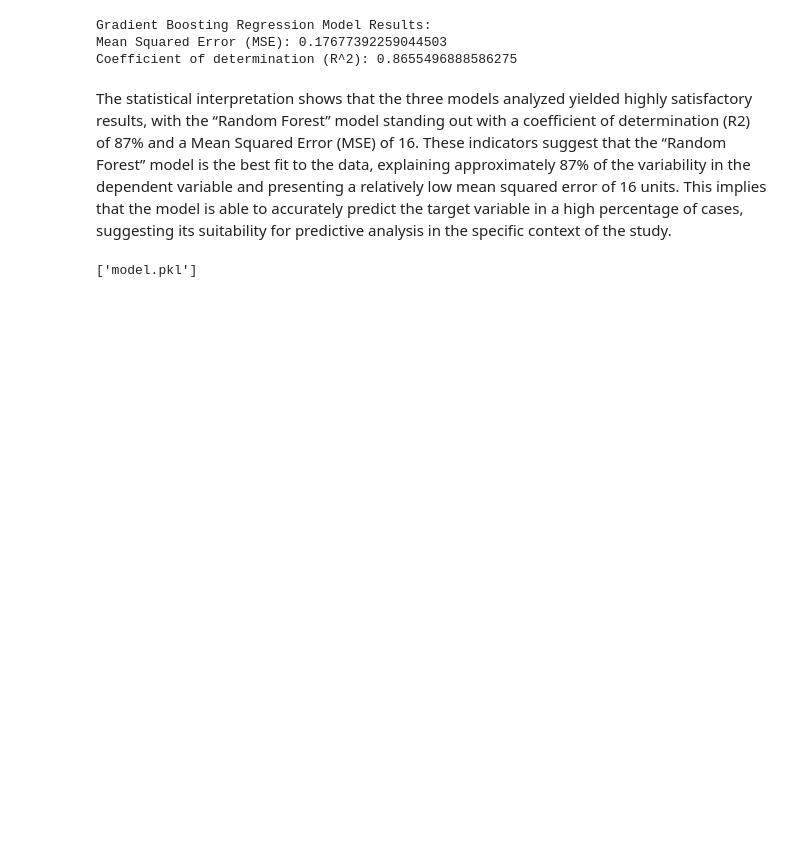
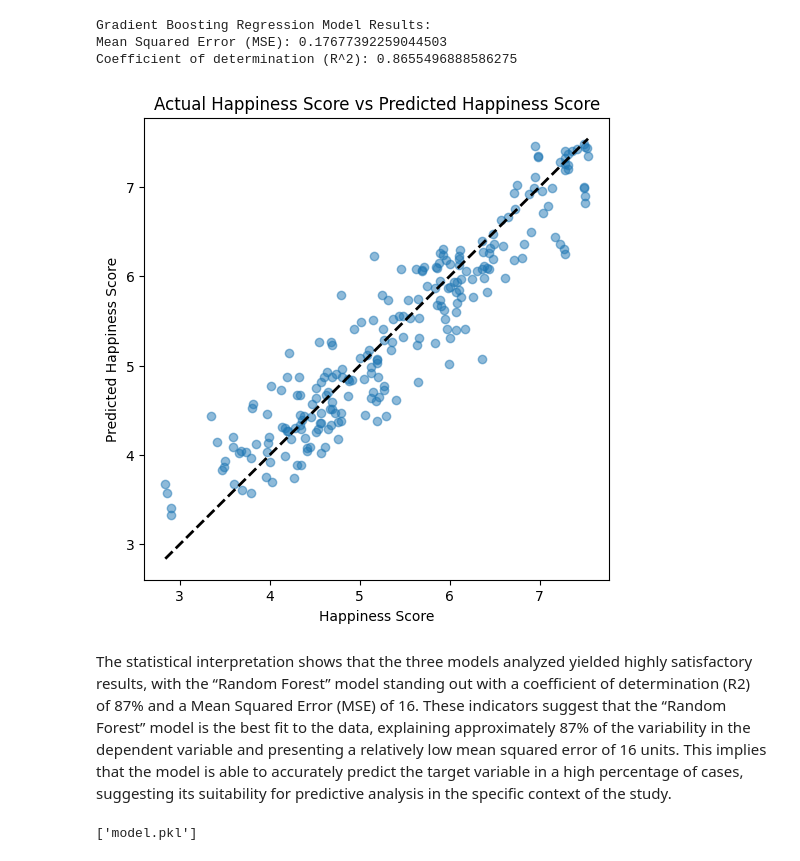
Before and after one commit to mdlangeles/ML_and_Data_Streaming_with_Kafka_WORKSHOP3, a Jupyter notebook: Notebooks/EDA.ipynb, the cells around one changed output. Drawn from its saved outputs; the diff is of its cells as text; code cells hidden in the pictures; blank space fills up the shorter version.

```diff
--- a/Notebooks/EDA.ipynb
+++ b/Notebooks/EDA.ipynb
@@ -1126,6 +1130,17 @@ print("Coefficient of determination (R^2):", r2_gradient_boosting)
 Gradient Boosting Regression Model Results:
 Mean Squared Error (MSE): 0.17677392259044503
 Coefficient of determination (R^2): 0.8655496888586275
+# %%
+plt.figure(figsize=(6, 6))
+plt.scatter(y_test, y_pred_rf, alpha=0.5)
+plt.xlabel("Happiness Score")
+plt.ylabel("Predicted Happiness Score")
+plt.title("Actual Happiness Score vs Predicted Happiness Score")
+plt.plot([y_test.min(), y_test.max()], [y_test.min(), y_test.max()], 'k--', lw=2)  #tto graph the black dashed line
+
+plt.show()
+# %% [output]
+[figure, added]
 # %% [markdown]
 The statistical interpretation shows that the three models analyzed yielded highly satisfactory results, with the “Random Forest” model standing out with a coefficient of determination (R2) of 87% and a Mean Squared Error (MSE) of 16. These indicators suggest that the “Random Forest” model is the best fit to the data, explaining approximately 87% of the variability in the dependent variable and presenting a relatively low mean squared error of 16 units. This implies that the model is able to accurately predict the target variable in a high percentage of cases, suggesting its suitability for predictive analysis in the specific context of the study.
 # %%
```
Also changed, not shown: parts of 8 cells of this notebook, 9 other files.
